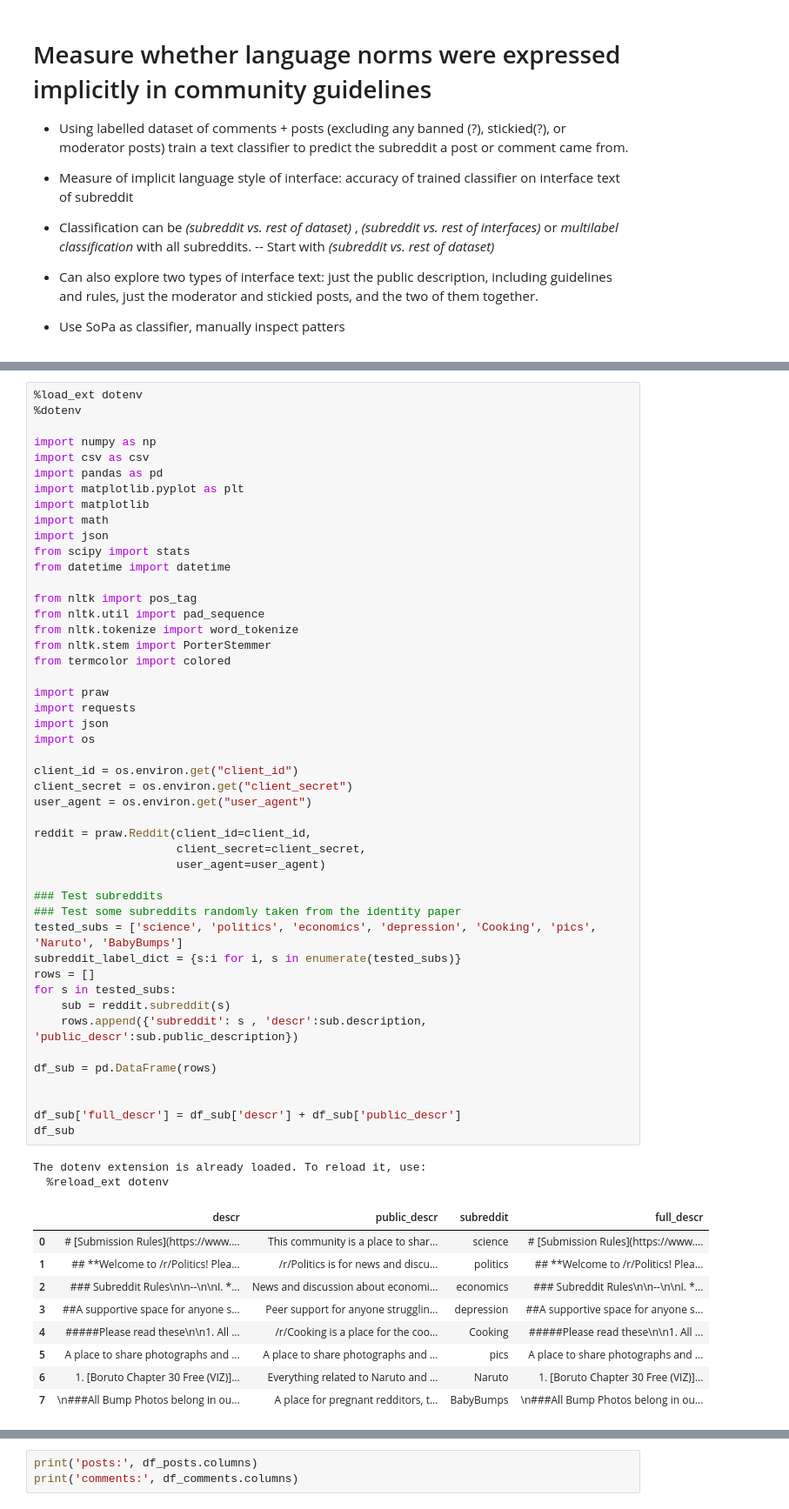
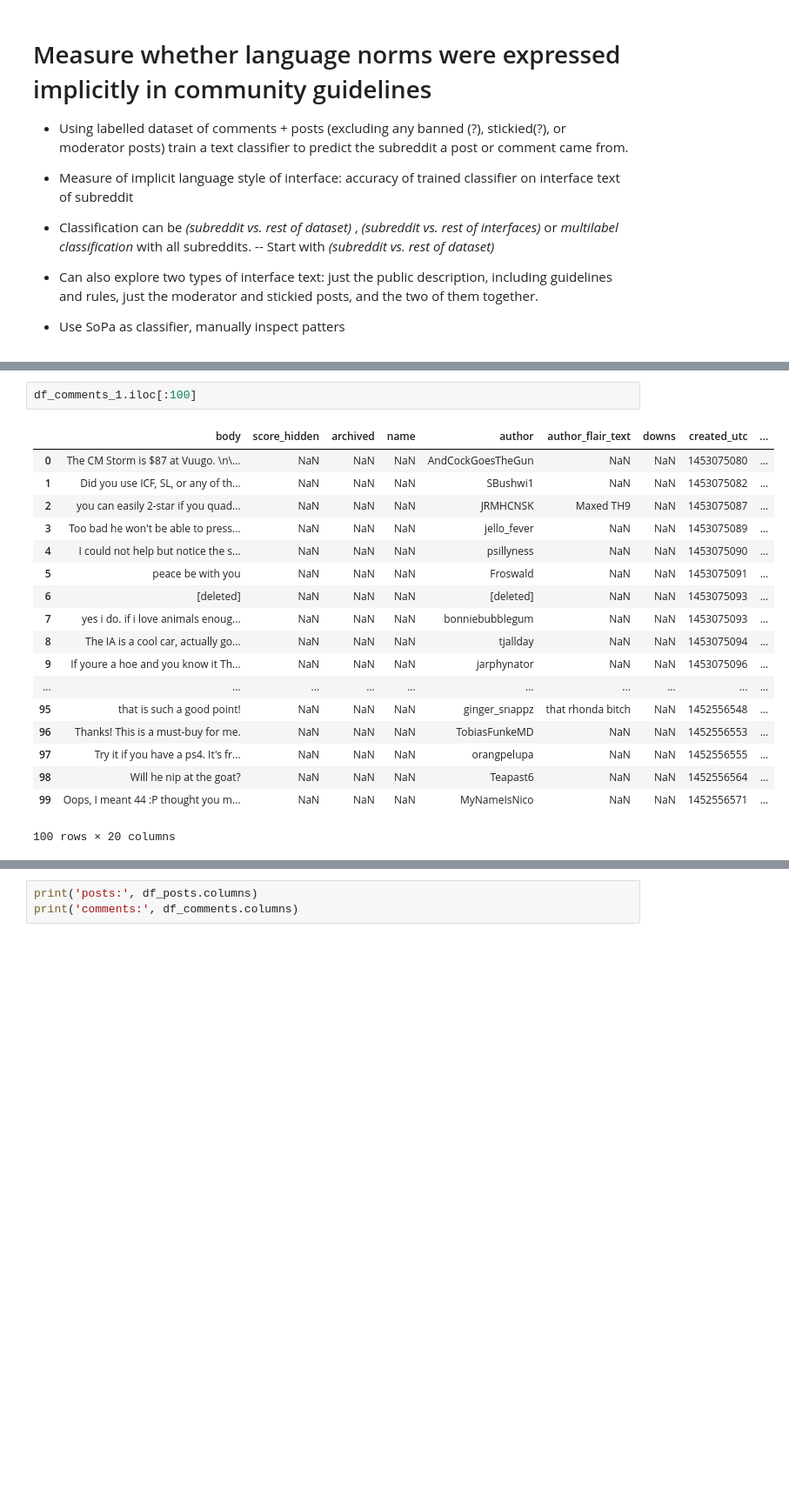
Before and after one commit to talaugust/rscience_language, a Jupyter notebook: Reddit/RQ1b_Implicit_style_guidelines.ipynb, the cells around one changed output, grey strips where cells are left out. Shown: that part at 87% size. Cells and saved outputs as stored; diff of their text form; blank space fills up the shorter version.

```diff
--- a/Reddit/RQ1b_Implicit_style_guidelines.ipynb
+++ b/Reddit/RQ1b_Implicit_style_guidelines.ipynb
@@ -19,62 +95,24 @@ Q0S1WHXyaGC9sg
-# %%
-%load_ext dotenv
-%dotenv
-
-import numpy as np
-import csv as csv
-import pandas as pd
-import matplotlib.pyplot as plt
-import matplotlib
-import math
-import json
-from scipy import stats
-from datetime import datetime
-
-from nltk import pos_tag
-from nltk.util import pad_sequence
-from nltk.tokenize import word_tokenize
-from nltk.stem import PorterStemmer
-from termcolor import colored
-
-import praw
-import requests
-import json
-import os
-
-client_id = os.environ.get("client_id")
-client_secret = os.environ.get("client_secret")
-user_agent = os.environ.get("user_agent")
-
-reddit = praw.Reddit(client_id=client_id,
-                     client_secret=client_secret,
-                     user_agent=user_agent)
-
-### Test subreddits
-### Test some subreddits randomly taken from the identity paper
-tested_subs = ['science', 'politics', 'economics', 'depression', 'Cooking', 'pics', 'Naruto', 'BabyBumps']
-subreddit_label_dict = {s:i for i, s in enumerate(tested_subs)}
-rows = []
-for s in tested_subs:
-    sub = reddit.subreddit(s)
-    rows.append({'subreddit': s , 'descr':sub.description, 'public_descr':sub.public_description})
-
-df_sub = pd.DataFrame(rows)
-
-
-df_sub['full_descr'] = df_sub['descr'] + df_sub['public_descr']
-df_sub
-# %% [output]
-The dotenv extension is already loaded. To reload it, use:
-  %reload_ext dotenv
-|  | descr | public_descr | subreddit | full_descr |
-| 0 | # [Submission Rules](https://www.... | This community is a place to shar... | science | # [Submission Rules](https://www.... |
-| 1 | ## **Welcome to /r/Politics! Plea... | /r/Politics is for news and discu... | politics | ## **Welcome to /r/Politics! Plea... |
-| 2 | ### Subreddit Rules\n\n--\n\nI. *... | News and discussion about economi... | economics | ### Subreddit Rules\n\n--\n\nI. *... |
-| 3 | ##A supportive space for anyone s... | Peer support for anyone strugglin... | depression | ##A supportive space for anyone s... |
-| 4 | #####Please read these\n\n1. All ... | /r/Cooking is a place for the coo... | Cooking | #####Please read these\n\n1. All ... |
-| 5 | A place to share photographs and ... | A place to share photographs and ... | pics | A place to share photographs and ... |
-| 6 | 1. [Boruto Chapter 30 Free (VIZ)]... | Everything related to Naruto and ... | Naruto | 1. [Boruto Chapter 30 Free (VIZ)]... |
-| 7 | \n###All Bump Photos belong in ou... | A place for pregnant redditors, t... | BabyBumps | \n###All Bump Photos belong in ou... |
+# %%
+df_comments_1.iloc[:100]
+# %% [output]
+|  | body | score_hidden | archived | name | author | author_flair_text | downs | created_utc | ... |
+| 0 | The CM Storm is $87 at Vuugo. \n\... | NaN | NaN | NaN | AndCockGoesTheGun | NaN | NaN | 1453075080 | ... |
+| 1 | Did you use ICF, SL, or any of th... | NaN | NaN | NaN | SBushwi1 | NaN | NaN | 1453075082 | ... |
+| 2 | you can easily 2-star if you quad... | NaN | NaN | NaN | JRMHCNSK | Maxed TH9 | NaN | 1453075087 | ... |
+| 3 | Too bad he won't be able to press... | NaN | NaN | NaN | jello_fever | NaN | NaN | 1453075089 | ... |
+| 4 | I could not help but notice the s... | NaN | NaN | NaN | psillyness | NaN | NaN | 1453075090 | ... |
+| 5 | peace be with you | NaN | NaN | NaN | Froswald | NaN | NaN | 1453075091 | ... |
+| 6 | [deleted] | NaN | NaN | NaN | [deleted] | NaN | NaN | 1453075093 | ... |
+| 7 | yes i do. if i love animals enoug... | NaN | NaN | NaN | bonniebubblegum | NaN | NaN | 1453075093 | ... |
+| 8 | The IA is a cool car, actually go... | NaN | NaN | NaN | tjallday | NaN | NaN | 1453075094 | ... |
+| 9 | If youre a hoe and you know it Th... | NaN | NaN | NaN | jarphynator | NaN | NaN | 1453075096 | ... |
+| ... | ... | ... | ... | ... | ... | ... | ... | ... | ... |
+| 95 | that is such a good point! | NaN | NaN | NaN | ginger_snappz | that rhonda bitch | NaN | 1452556548 | ... |
+| 96 | Thanks! This is a must-buy for me. | NaN | NaN | NaN | TobiasFunkeMD | NaN | NaN | 1452556553 | ... |
+| 97 | Try it if you have a ps4. It's fr... | NaN | NaN | NaN | orangpelupa | NaN | NaN | 1452556555 | ... |
+| 98 | Will he nip at the goat? | NaN | NaN | NaN | Teapast6 | NaN | NaN | 1452556564 | ... |
+| 99 | Oops, I meant 44 :P thought you m... | NaN | NaN | NaN | MyNameIsNico | NaN | NaN | 1452556571 | ... |
+100 rows × 20 columns
 # %%
 ### Get comments/posts
 
```
Also changed, not shown: parts of 17 cells of this notebook, 2 other files.
